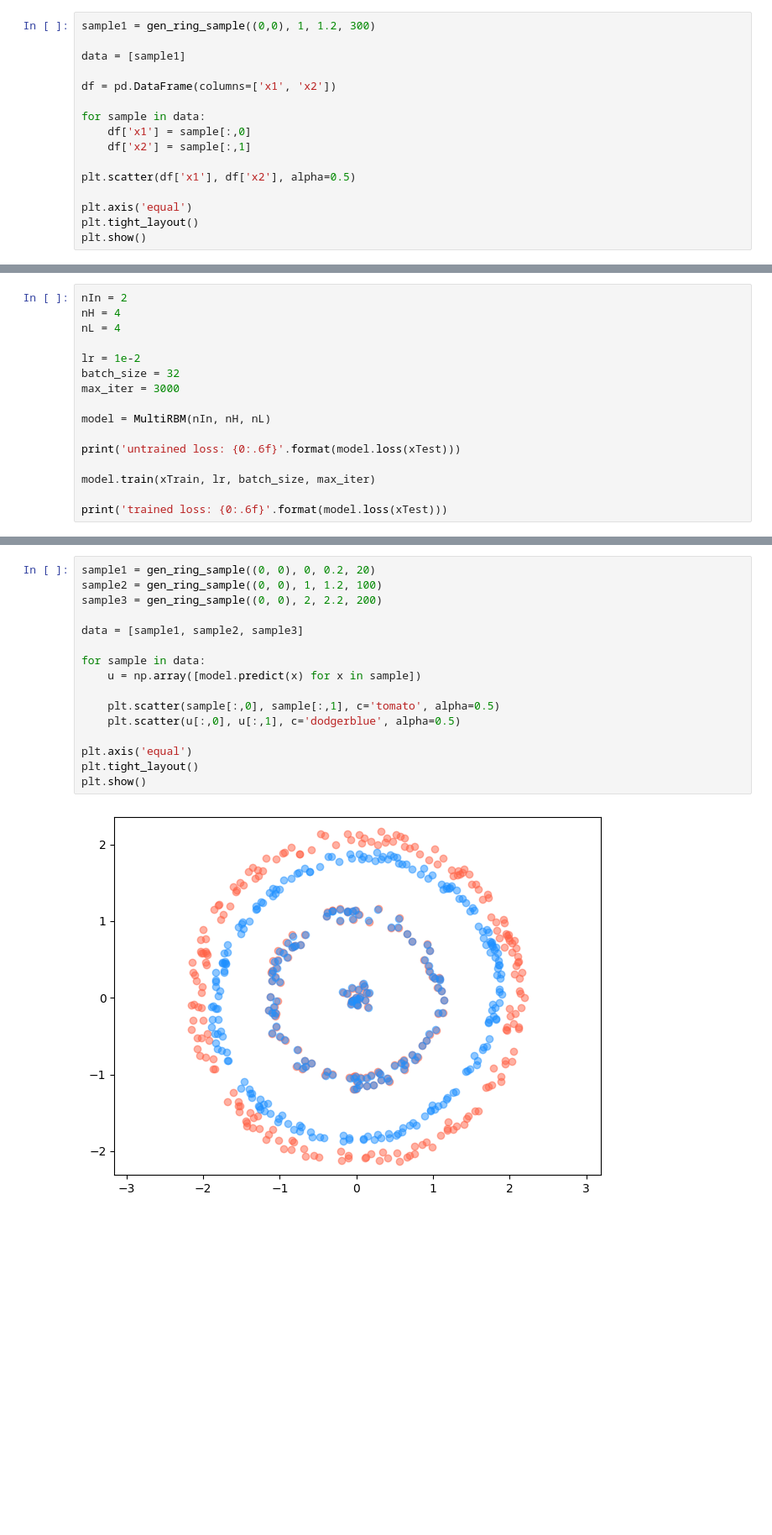
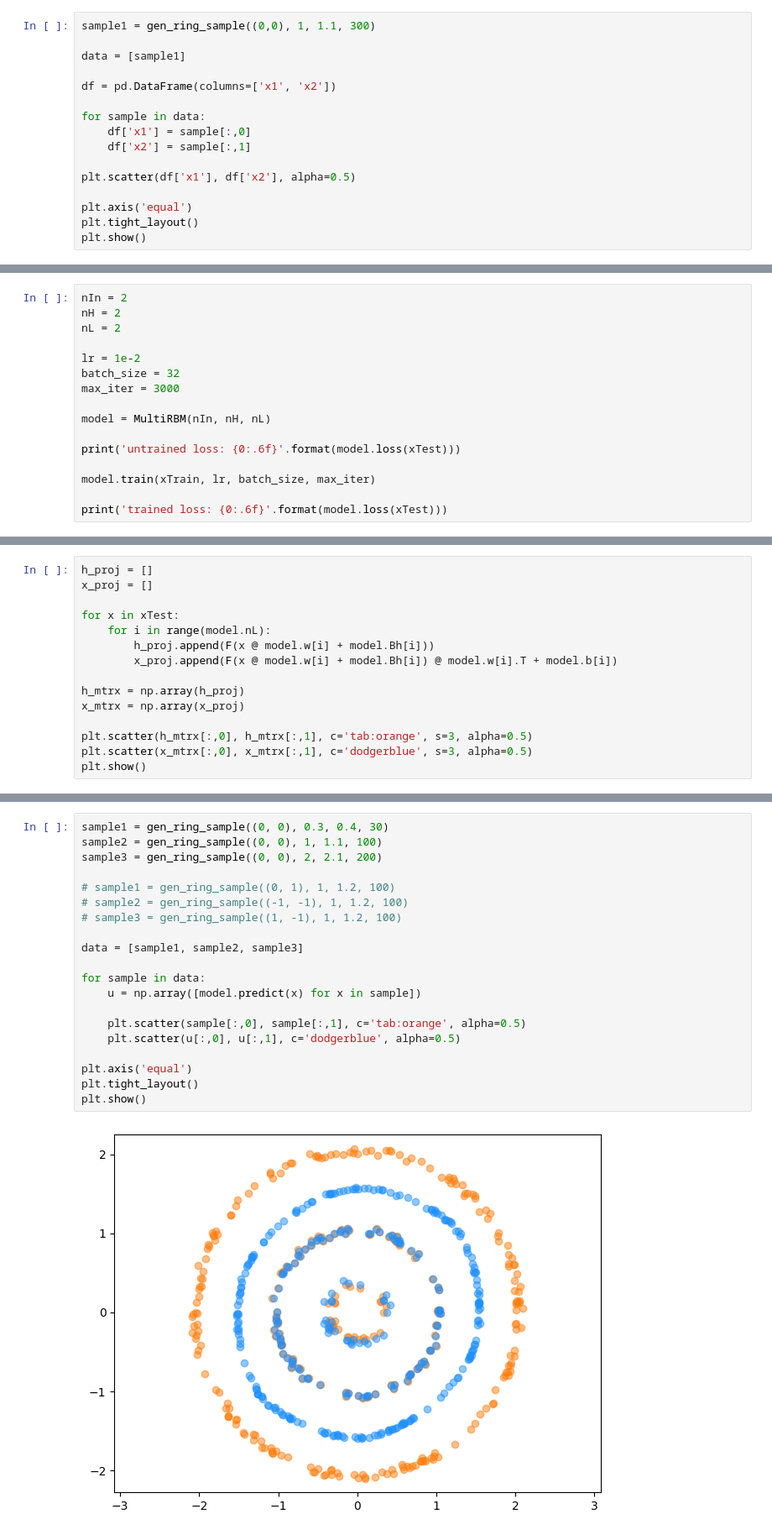
Before and after one commit to rayxxxxxxx/machine-learning, a Jupyter notebook: boltzmannMachine/multiple_RBM.ipynb, the cells around one changed output, grey strips where cells are left out. Shown at 84% size. Cells and saved outputs as stored; diff of their text form; blank space fills up the shorter version.

```diff
--- a/boltzmannMachine/multiple_RBM.ipynb
+++ b/boltzmannMachine/multiple_RBM.ipynb
@@ -32,7 +32,7 @@ def gen_circle_smaple(c: tuple, r: float, n: int):
 
     return np.array(data)
 # %%
-sample1 = gen_ring_sample((0,0), 1, 1.2, 300)
+sample1 = gen_ring_sample((0,0), 1, 1.1, 300)
 
 data = [sample1]
 
@@ -153,8 +161,8 @@ class MultiRBM:
         return 1/x.shape[0] * np.sum(d)
 # %%
 nIn = 2
-nH = 4
-nL = 4
+nH = 2
+nL = 2
 
 lr = 1e-2
 batch_size = 32
@@ -172,0 +181,15 @@ trained loss: 0.000063
+# %%
+h_proj = []
+x_proj = []
+
+for x in xTest:
+    for i in range(model.nL):
+        h_proj.append(F(x @ model.w[i] + model.Bh[i]))
+        x_proj.append(F(x @ model.w[i] + model.Bh[i]) @ model.w[i].T + model.b[i])
+
+h_mtrx = np.array(h_proj)
+x_mtrx = np.array(x_proj)
+
+plt.scatter(h_mtrx[:,0], h_mtrx[:,1], c='tab:orange', s=3, alpha=0.5)
+plt.scatter(x_mtrx[:,0], x_mtrx[:,1], c='dodgerblue', s=3, alpha=0.5)
+plt.show()
@@ -184,18 +209,22 @@ plt.show()
 # %%
-sample1 = gen_ring_sample((0, 0), 0, 0.2, 20)
-sample2 = gen_ring_sample((0, 0), 1, 1.2, 100)
-sample3 = gen_ring_sample((0, 0), 2, 2.2, 200)
+sample1 = gen_ring_sample((0, 0), 0.3, 0.4, 30)
+sample2 = gen_ring_sample((0, 0), 1, 1.1, 100)
+sample3 = gen_ring_sample((0, 0), 2, 2.1, 200)
+
+# sample1 = gen_ring_sample((0, 1), 1, 1.2, 100)
+# sample2 = gen_ring_sample((-1, -1), 1, 1.2, 100)
+# sample3 = gen_ring_sample((1, -1), 1, 1.2, 100)
 
 data = [sample1, sample2, sample3]
 
 for sample in data:
     u = np.array([model.predict(x) for x in sample])
 
-    plt.scatter(sample[:,0], sample[:,1], c='tomato', alpha=0.5)
+    plt.scatter(sample[:,0], sample[:,1], c='tab:orange', alpha=0.5)
     plt.scatter(u[:,0], u[:,1], c='dodgerblue', alpha=0.5)
 
 plt.axis('equal')
 plt.tight_layout()
 plt.show()
 # %% [output]
-[figure, old version]
+[figure, new version]
```
Also changed, not shown: parts of 6 cells of this notebook, 20 other files.
